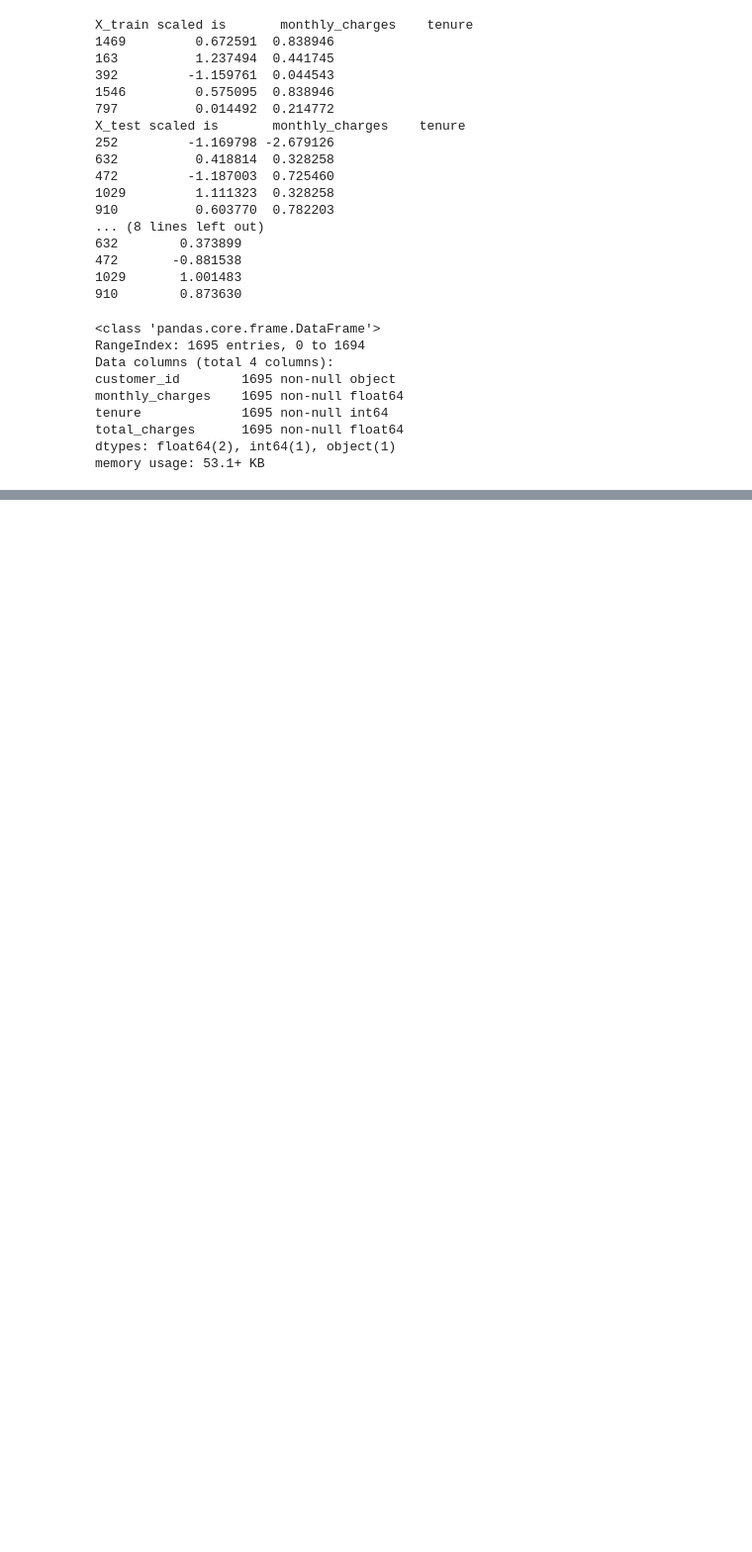
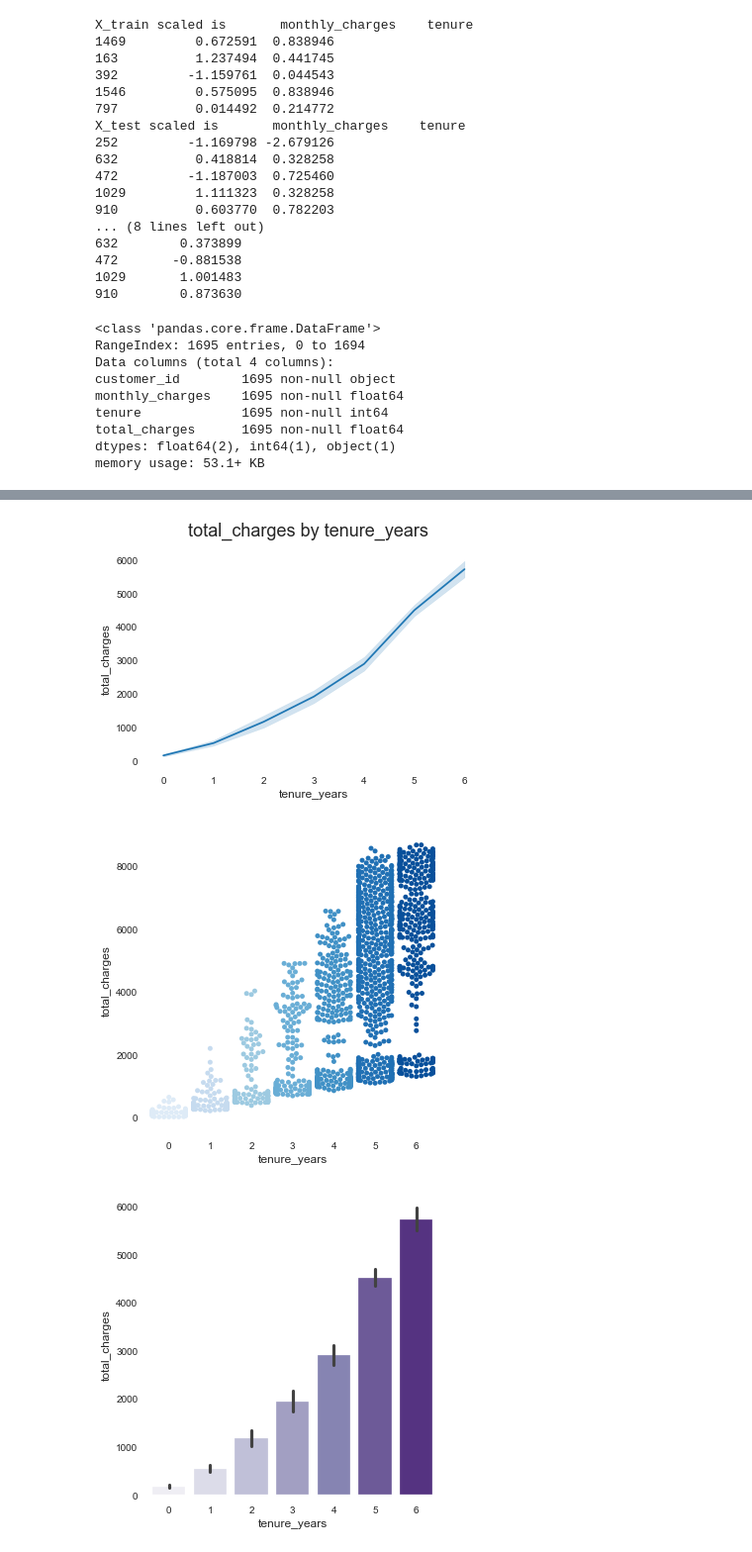
Before and after one commit to davidtenorio1/ds-methodologies-exercises, a Jupyter notebook: regression/project.ipynb, the cells around one changed output, grey strips where cells are left out. Shown at 99% size. Cells and saved outputs as stored; diff of their text form; code cells hidden in the pictures; blank space fills up the shorter version.

```diff
--- a/regression/project.ipynb
+++ b/regression/project.ipynb
@@ -182,0 +183,6 @@ prof.to_file(output_file='output.html')
+# %%
+explore.plot_categorical_and_continuous_vars('tenure_years', 'total_charges', df)
+# %% [output]
+[figure, added]
+[figure, added]
+[figure, added]
```
Also changed, not shown: parts of 24 cells of this notebook, 2 other files.
